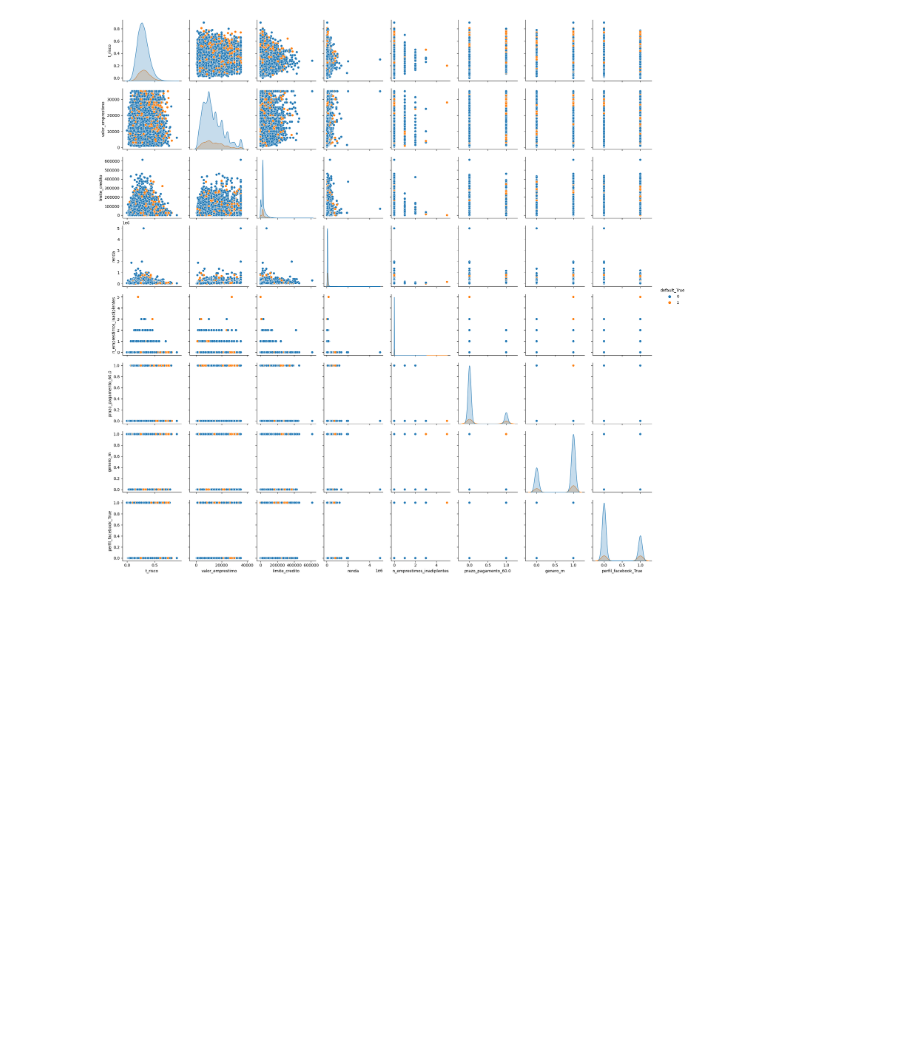
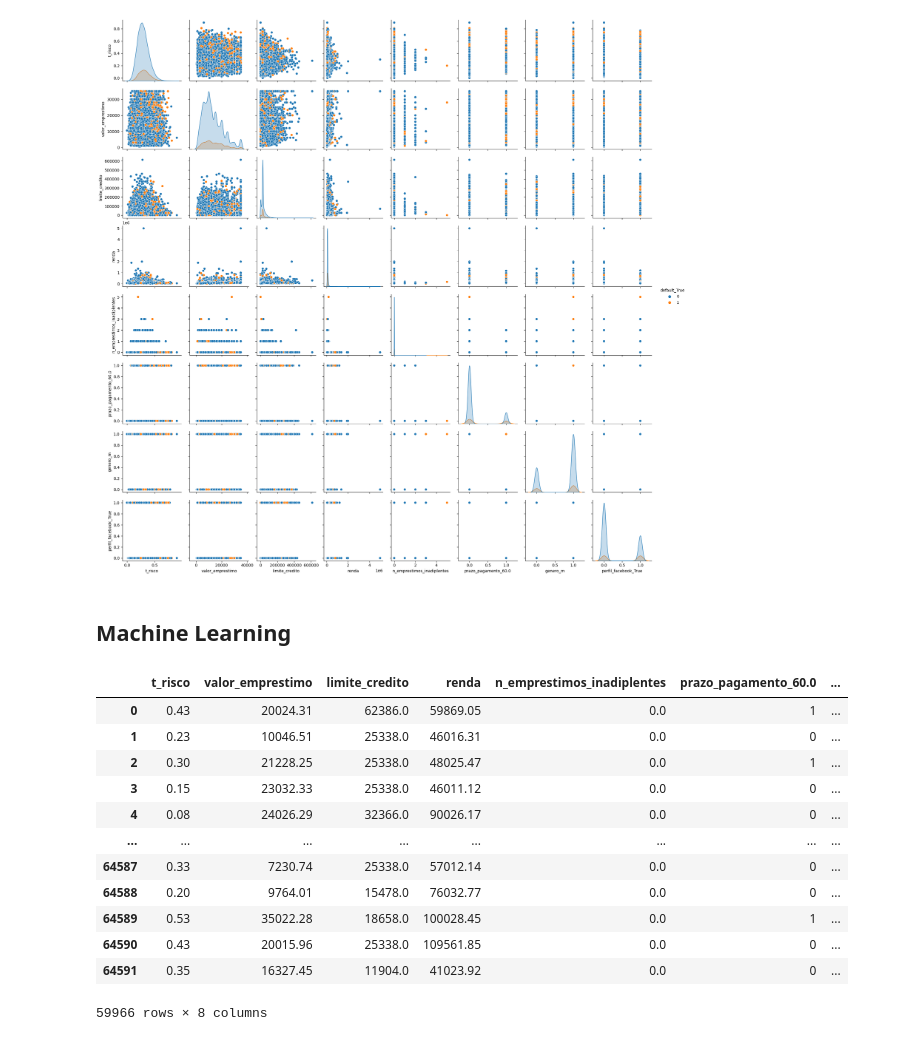
Before and after one commit to jefersonmglh/analise-credito, a Jupyter notebook: analise_de_credito.ipynb, the cells around one changed output. Drawn from its saved outputs; the diff is of its cells as text; code cells hidden in the pictures; blank space fills up the shorter version.

Commit message:
intro_machine_class

```diff
--- a/analise_de_credito.ipynb
+++ b/analise_de_credito.ipynb
@@ -335,3 +335,5 @@ plt.show()
 # %% [output]
 <Figure size 1500x700 with 0 Axes>
 [figure]
+# %% [markdown]
+## Machine Learning
@@ -337,0 +342,17 @@ plt.show()
+# %%
+df_features = df.drop(columns=(['default_True']))
+df_features
+# %% [output]
+|  | t_risco | valor_emprestimo | limite_credito | renda | n_emprestimos_inadiplentes | prazo_pagamento_60.0 | ... |
+| 0 | 0.43 | 20024.31 | 62386.0 | 59869.05 | 0.0 | 1 | ... |
+| 1 | 0.23 | 10046.51 | 25338.0 | 46016.31 | 0.0 | 0 | ... |
+| 2 | 0.30 | 21228.25 | 25338.0 | 48025.47 | 0.0 | 1 | ... |
+| 3 | 0.15 | 23032.33 | 25338.0 | 46011.12 | 0.0 | 0 | ... |
+| 4 | 0.08 | 24026.29 | 32366.0 | 90026.17 | 0.0 | 0 | ... |
+| ... | ... | ... | ... | ... | ... | ... | ... |
+| 64587 | 0.33 | 7230.74 | 25338.0 | 57012.14 | 0.0 | 0 | ... |
+| 64588 | 0.20 | 9764.01 | 15478.0 | 76032.77 | 0.0 | 0 | ... |
+| 64589 | 0.53 | 35022.28 | 18658.0 | 100028.45 | 0.0 | 1 | ... |
+| 64590 | 0.43 | 20015.96 | 25338.0 | 109561.85 | 0.0 | 0 | ... |
+| 64591 | 0.35 | 16327.45 | 11904.0 | 41023.92 | 0.0 | 0 | ... |
+59966 rows × 8 columns
```
Also changed, not shown: parts of 19 cells of this notebook.
